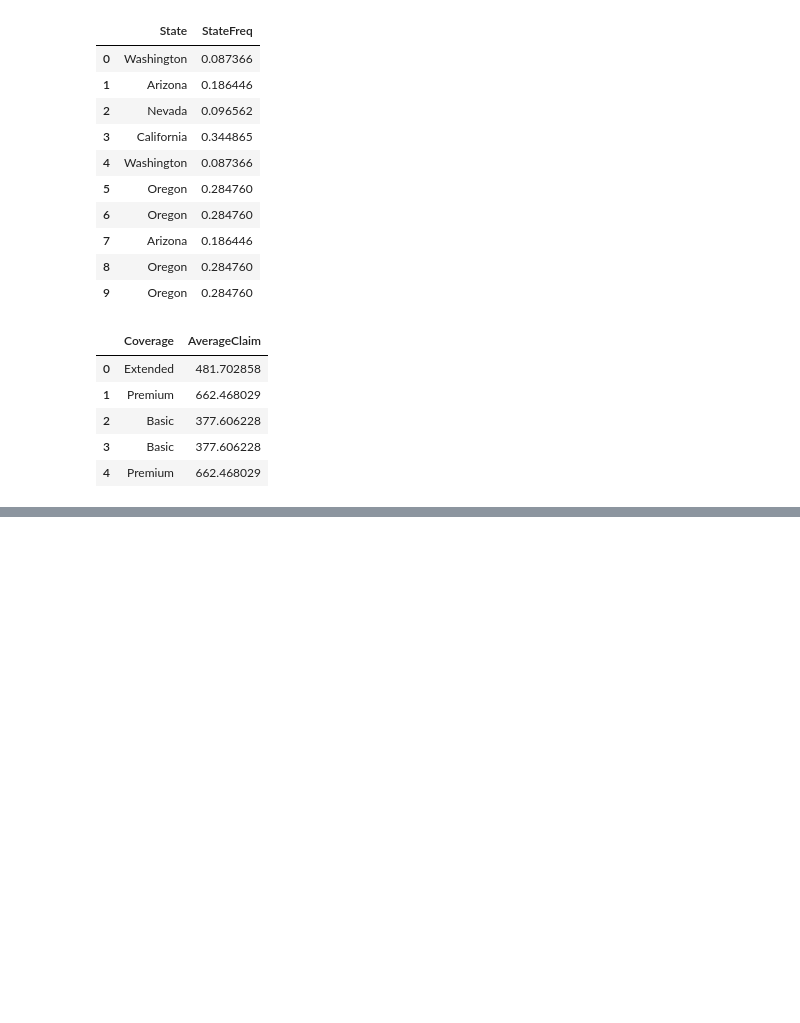
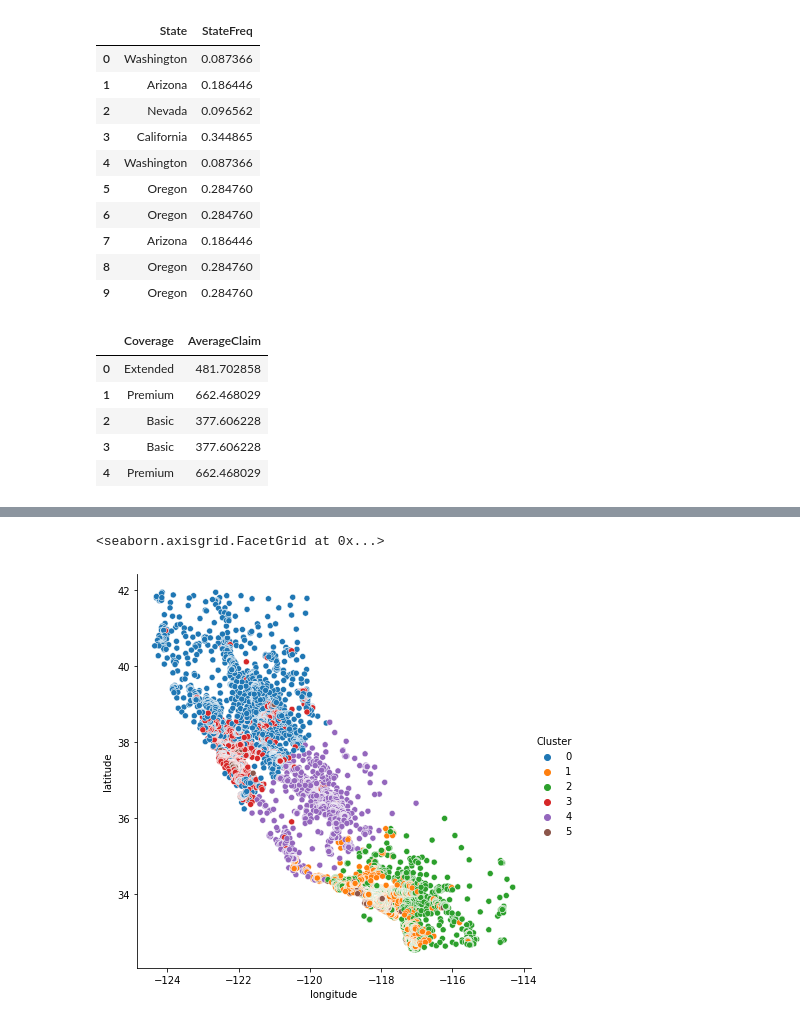
Before and after one commit to chelynl/Machine_Learning, a Jupyter notebook: Feature_Engineering.ipynb, the cells around one changed output, grey strips where cells are left out. Saved outputs shown, nothing was run; the diff lists cells and outputs as text; code cells hidden in the pictures; blank space fills up the shorter version.

```diff
--- a/Feature_Engineering.ipynb
+++ b/Feature_Engineering.ipynb
@@ -751,0 +758,3 @@ valid_df[['Coverage', 'AverageClaim']].head()
+# %%
+df = pd.read_csv('/content/drive/MyDrive/Colab Notebooks/ML concepts/Features   Pipelines/housing.csv')
+df.head()
@@ -751,0 +768,10 @@ valid_df[['Coverage', 'AverageClaim']].head()
+# %%
+X = df[['longitude', 'latitude', 'median_income']]
+# %%
+from sklearn.cluster import KMeans
+
+kmeans = KMeans(n_clusters=6)
+X["Cluster"] = kmeans.fit_predict(X)
+X["Cluster"] = X["Cluster"].astype("category")
+
+X.head()
@@ -751,0 +795,5 @@ valid_df[['Coverage', 'AverageClaim']].head()
+# %%
+sns.relplot(x="longitude", y="latitude", hue="Cluster", data=X, height=6)
+# %% [output]
+<seaborn.axisgrid.FacetGrid at 0x...>
+[figure, added]
```
Also changed, not shown: parts of 22 cells of this notebook.
